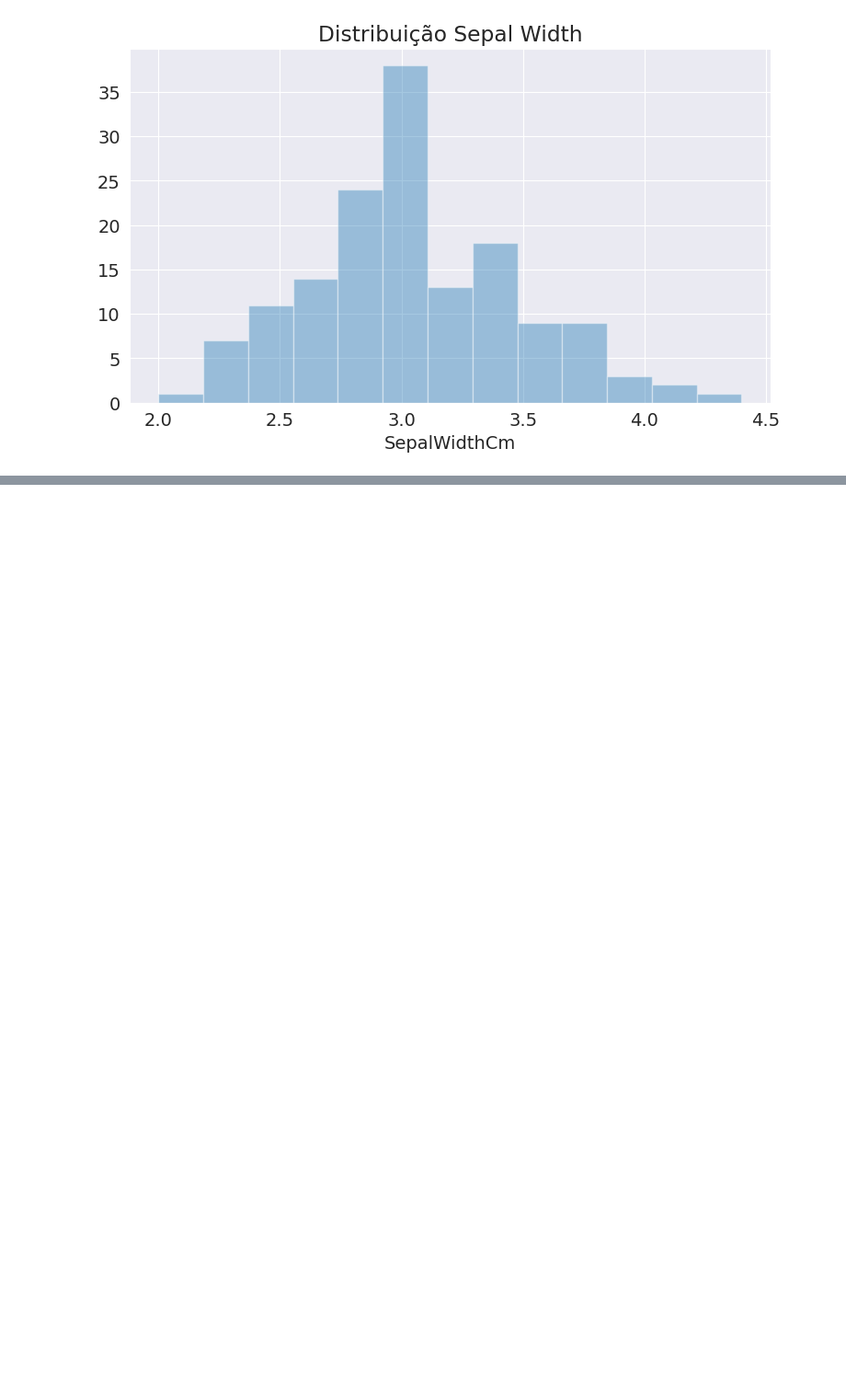
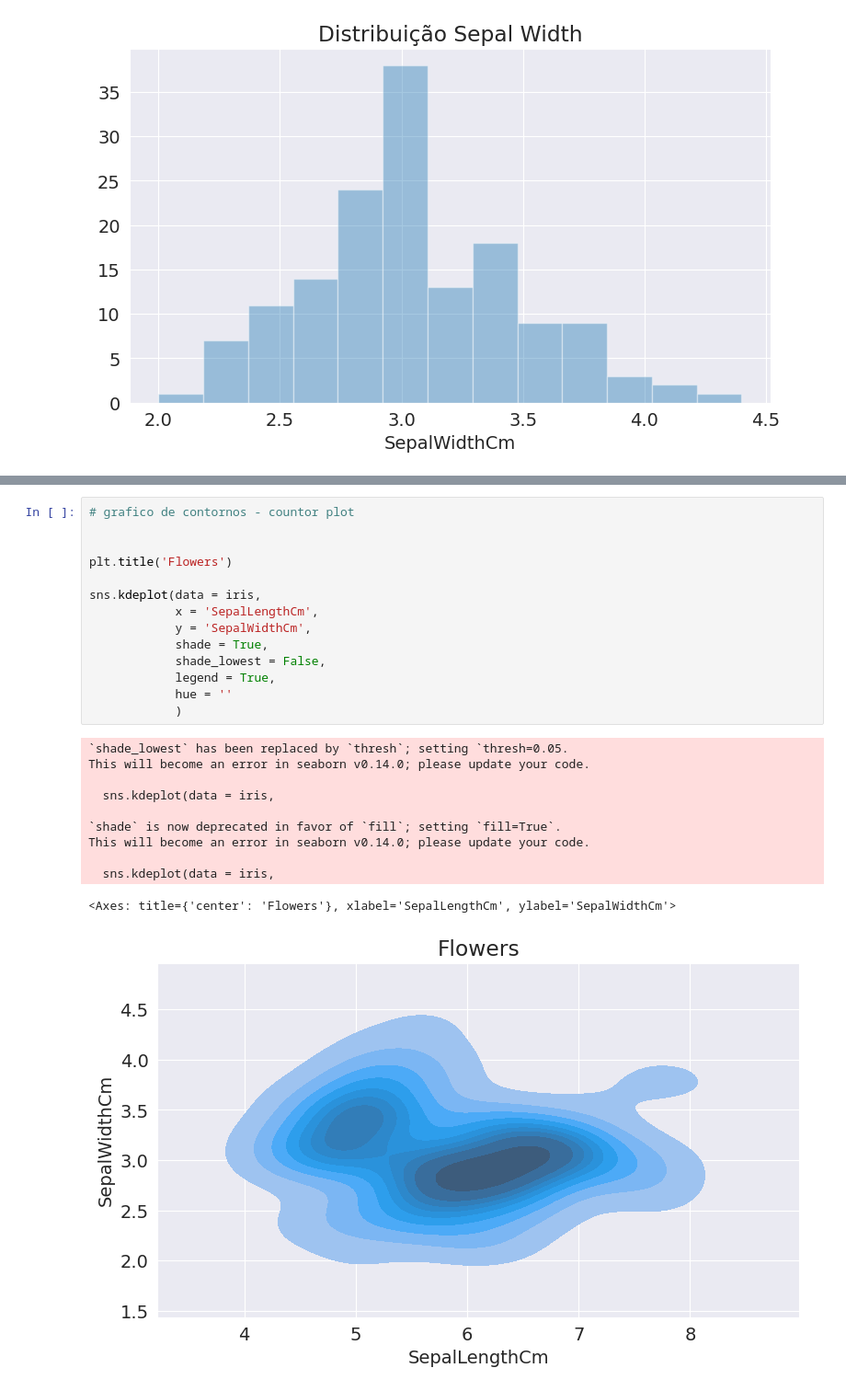
Before and after one commit to LeonardoMafra/Python_Data_Science, a Jupyter notebook: GraphicalView.ipynb, the cells around one changed output, grey strips where cells are left out. Shown: that part at 92% size. Saved outputs shown, nothing was run; the diff lists cells and outputs as text; blank space fills up the shorter version.

```diff
--- a/GraphicalView.ipynb
+++ b/GraphicalView.ipynb
@@ -157,0 +187,26 @@ https://gist.github.com/mwaskom/de44147ed2974457ad6372750bbe5751
+# %%
+# grafico de contornos - countor plot
+
+
+plt.title('Flowers')
+
+sns.kdeplot(data = iris,
+            x = 'SepalLengthCm',
+            y = 'SepalWidthCm',
+            shade = True,
+            shade_lowest = False,
+            legend = True,
+            hue = ''
+            )
+# %% [output]
+`shade_lowest` has been replaced by `thresh`; setting `thresh=0.05.
+This will become an error in seaborn v0.14.0; please update your code.
+
+  sns.kdeplot(data = iris,
+
+`shade` is now deprecated in favor of `fill`; setting `fill=True`.
+This will become an error in seaborn v0.14.0; please update your code.
+
+  sns.kdeplot(data = iris,
+<Axes: title={'center': 'Flowers'}, xlabel='SepalLengthCm', ylabel='SepalWidthCm'>
+[figure, added]
```
Also changed, not shown: parts of 7 cells of this notebook.
